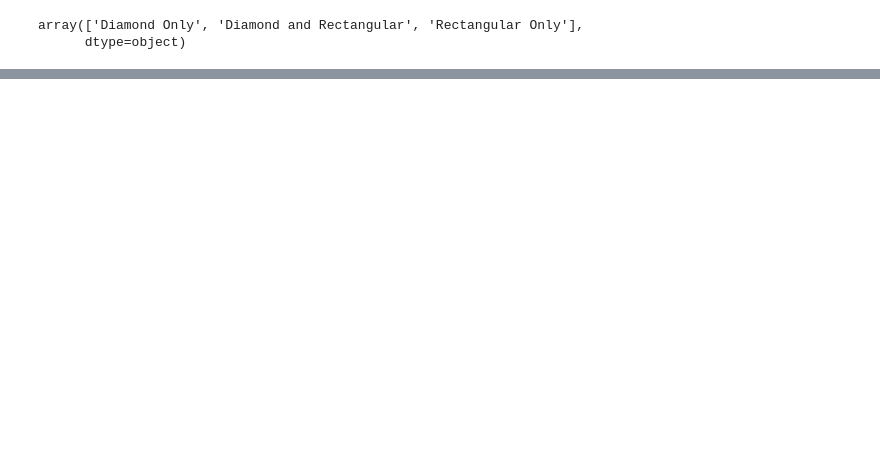
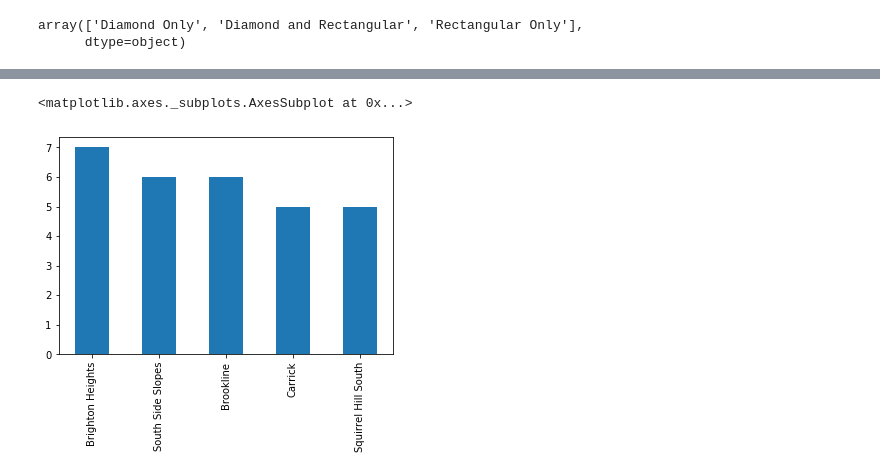
Before and after one commit to scs128/cmpinf-final-project, a Jupyter notebook: final-project.ipynb, the cells around one changed output, grey strips where cells are left out. Cells and saved outputs as stored; diff of their text form; code cells hidden in the pictures; blank space fills up the shorter version.

```diff
--- a/final-project.ipynb
+++ b/final-project.ipynb
@@ -117,0 +196,5 @@ So, how are we going to take these factors into account.
+# %%
+playing_fields["neighborhood"].value_counts().head().plot(kind="bar")
+# %% [output]
+<matplotlib.axes._subplots.AxesSubplot at 0x...>
+[figure, added]
```
Also changed, not shown: parts of 14 cells of this notebook.
